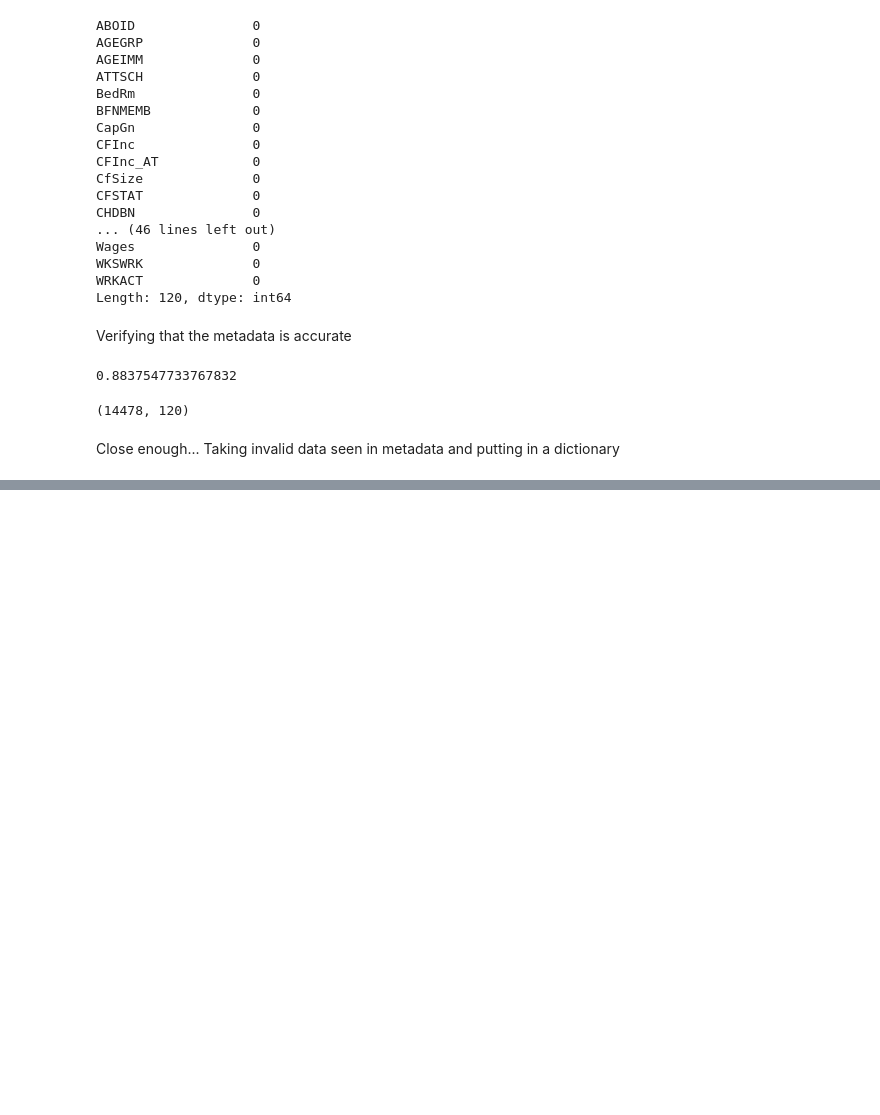
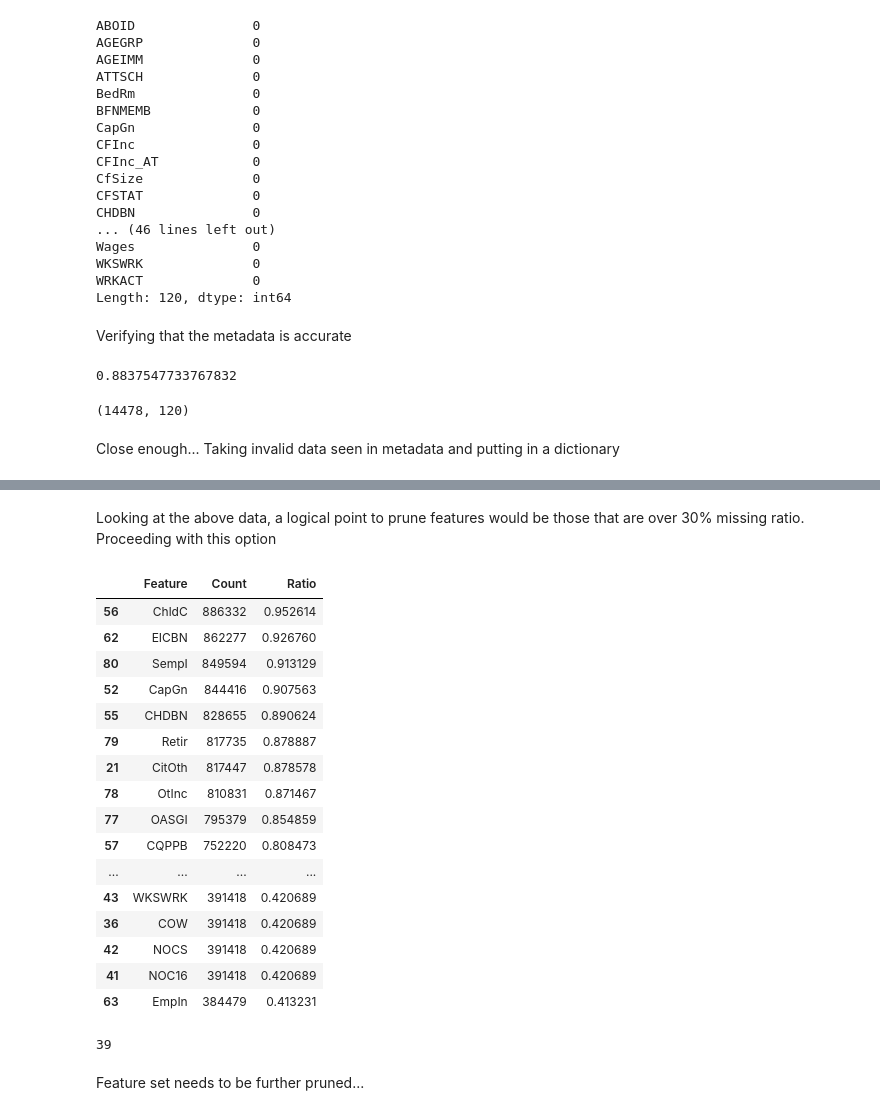
Before and after one commit to Kiefer-Co/4710-L-Plus, a Jupyter notebook: notebooks/Feature-Selection.ipynb, the cells around one changed output, grey strips where cells are left out. Cells and saved outputs as stored; diff of their text form; code cells hidden in the pictures; blank space fills up the shorter version.

```diff
--- a/notebooks/Feature-Selection.ipynb
+++ b/notebooks/Feature-Selection.ipynb
@@ -261,3 +276,32 @@ show(p)
 # %% [output]
 [interactive output not drawn]
 [interactive output not drawn]
+# %% [markdown]
+Looking at the above data, a logical point to prune features would be those that are over 30% missing ratio. Proceeding with this option
+# %%
+df_missing_pruned = df_missing[df_missing['Ratio'] > 0.3]
+df_missing_pruned
+# %% [output]
+|  | Feature | Count | Ratio |
+| 56 | ChldC | 886332 | 0.952614 |
+| 62 | EICBN | 862277 | 0.926760 |
+| 80 | SempI | 849594 | 0.913129 |
+| 52 | CapGn | 844416 | 0.907563 |
+| 55 | CHDBN | 828655 | 0.890624 |
+| 79 | Retir | 817735 | 0.878887 |
+| 21 | CitOth | 817447 | 0.878578 |
+| 78 | OtInc | 810831 | 0.871467 |
+| 77 | OASGI | 795379 | 0.854859 |
+| 57 | CQPPB | 752220 | 0.808473 |
+| ... | ... | ... | ... |
+| 43 | WKSWRK | 391418 | 0.420689 |
+| 36 | COW | 391418 | 0.420689 |
+| 42 | NOCS | 391418 | 0.420689 |
+| 41 | NOC16 | 391418 | 0.420689 |
+| 63 | EmpIn | 384479 | 0.413231 |
+# %%
+len(df_missing_pruned)
+# %% [output]
+39
+# %% [markdown]
+Feature set needs to be further pruned...
```
Also changed, not shown: parts of 18 cells of this notebook.
